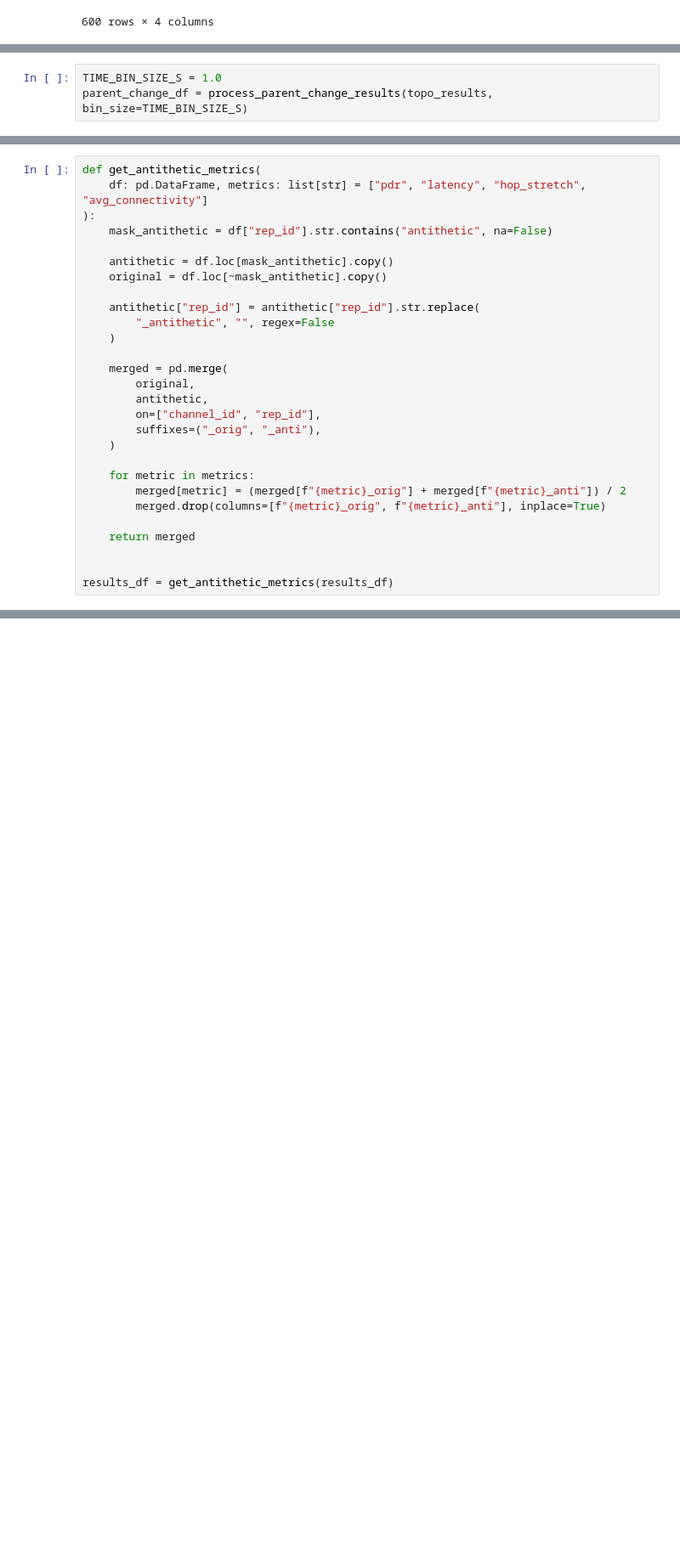
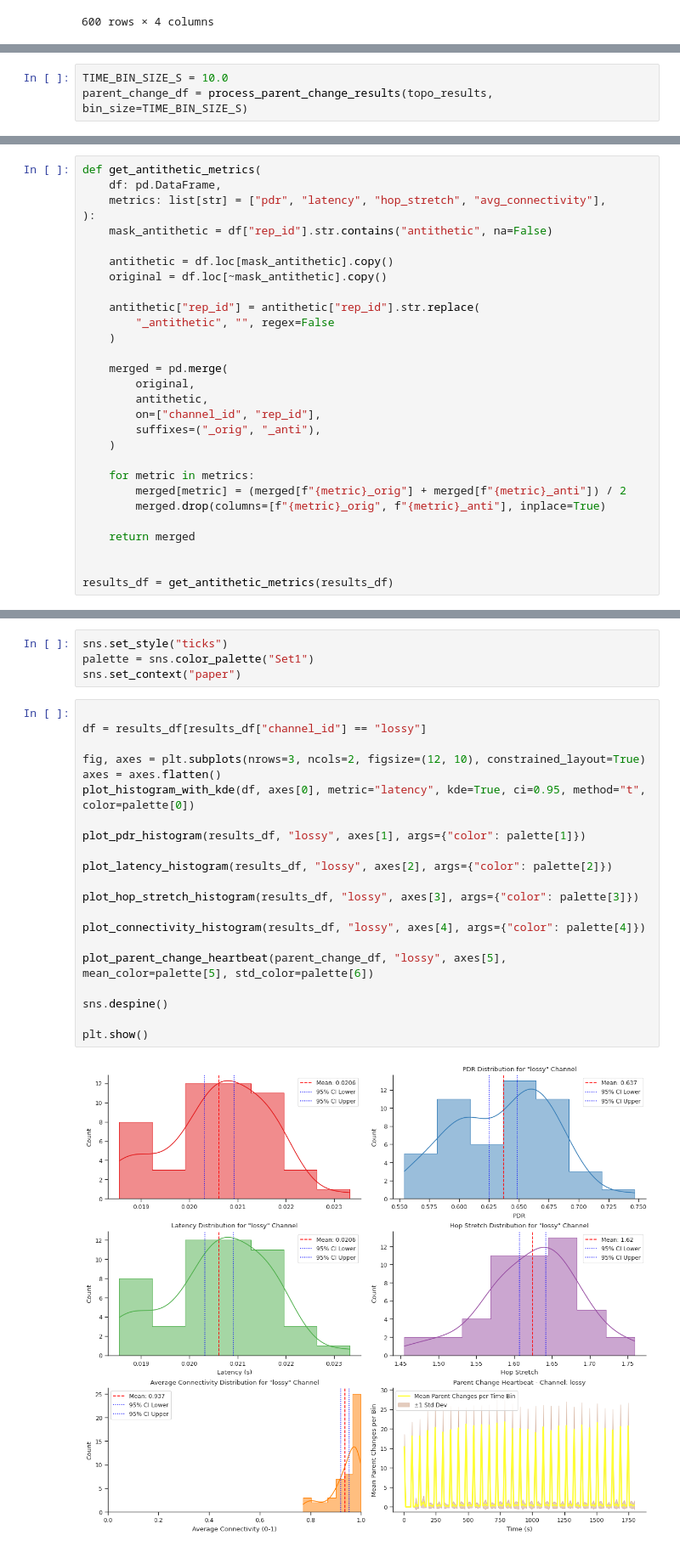
Before and after one commit to damiano-salvaterra/SPE-project, a Jupyter notebook: src/evaluation/process_results.ipynb, the cells around one changed output, grey strips where cells are left out. Shown at 85% size. Saved outputs shown, nothing was run; the diff lists cells and outputs as text; blank space fills up the shorter version.

```diff
--- a/src/evaluation/process_results.ipynb
+++ b/src/evaluation/process_results.ipynb
@@ -91,5 +127,5 @@ def process_parent_change_results(topo_results, bin_size=1.0) -> pd.DataFrame:
 # %%
-TIME_BIN_SIZE_S = 1.0
+TIME_BIN_SIZE_S = 10.0
 parent_change_df = process_parent_change_results(topo_results, bin_size=TIME_BIN_SIZE_S)
 # %%
 HS_FOLDER = (
@@ -142,7 +178,8 @@ hs_df = pd.concat(hs_ch_dfs, ignore_index=True)
 results_df = results_df.merge(hs_df, on=["channel_id", "rep_id"], how="left")
 # %%
 def get_antithetic_metrics(
-    df: pd.DataFrame, metrics: list[str] = ["pdr", "latency", "hop_stretch", "avg_connectivity"]
+    df: pd.DataFrame,
+    metrics: list[str] = ["pdr", "latency", "hop_stretch", "avg_connectivity"],
 ):
     mask_antithetic = df["rep_id"].str.contains("antithetic", na=False)
 
@@ -171,3 +473,30 @@ results_df = get_antithetic_metrics(results_df)
+# %%
+sns.set_style("ticks")
+palette = sns.color_palette("Set1")
+sns.set_context("paper")
+# %%
+
+df = results_df[results_df["channel_id"] == "lossy"]
+
+fig, axes = plt.subplots(nrows=3, ncols=2, figsize=(12, 10), constrained_layout=True)
+axes = axes.flatten()
+plot_histogram_with_kde(df, axes[0], metric="latency", kde=True, ci=0.95, method="t", color=palette[0])
+
+plot_pdr_histogram(results_df, "lossy", axes[1], args={"color": palette[1]})
+
+plot_latency_histogram(results_df, "lossy", axes[2], args={"color": palette[2]})
+
+plot_hop_stretch_histogram(results_df, "lossy", axes[3], args={"color": palette[3]})
+
+plot_connectivity_histogram(results_df, "lossy", axes[4], args={"color": palette[4]})
+
+plot_parent_change_heartbeat(parent_change_df, "lossy", axes[5], mean_color=palette[5], std_color=palette[6])
+
+sns.despine()
+
+plt.show()
+# %% [output]
+[figure, added]
 # %%
 # --- PLOTTING SETUP ---
 num_channels = len(topo_results.channels)
```
Also changed, not shown: parts of 11 cells of this notebook.
